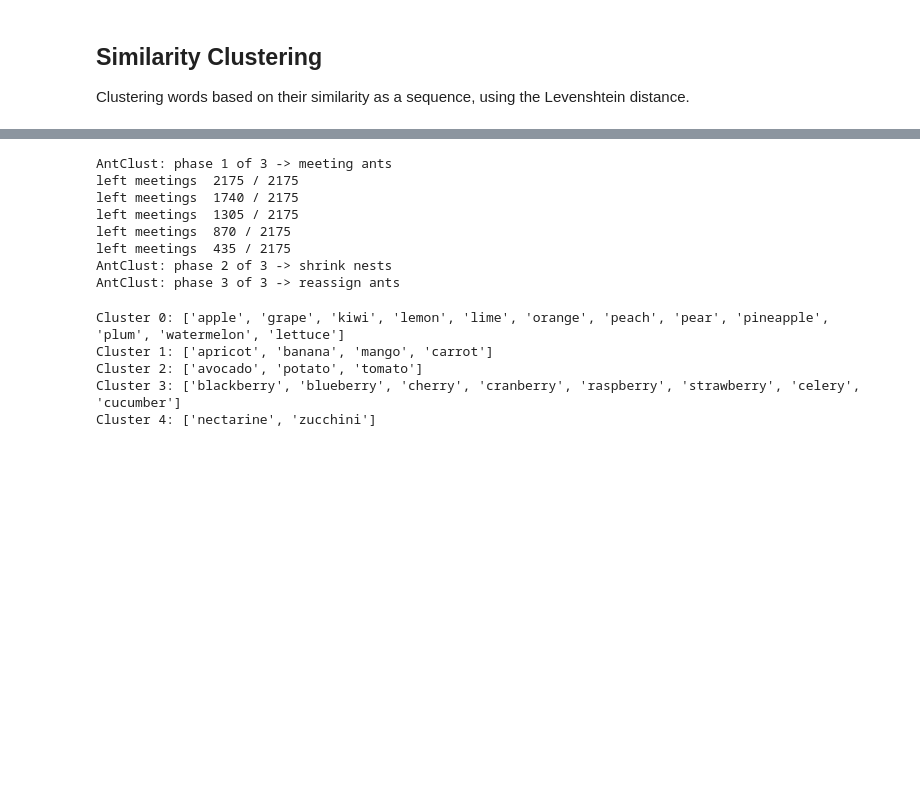
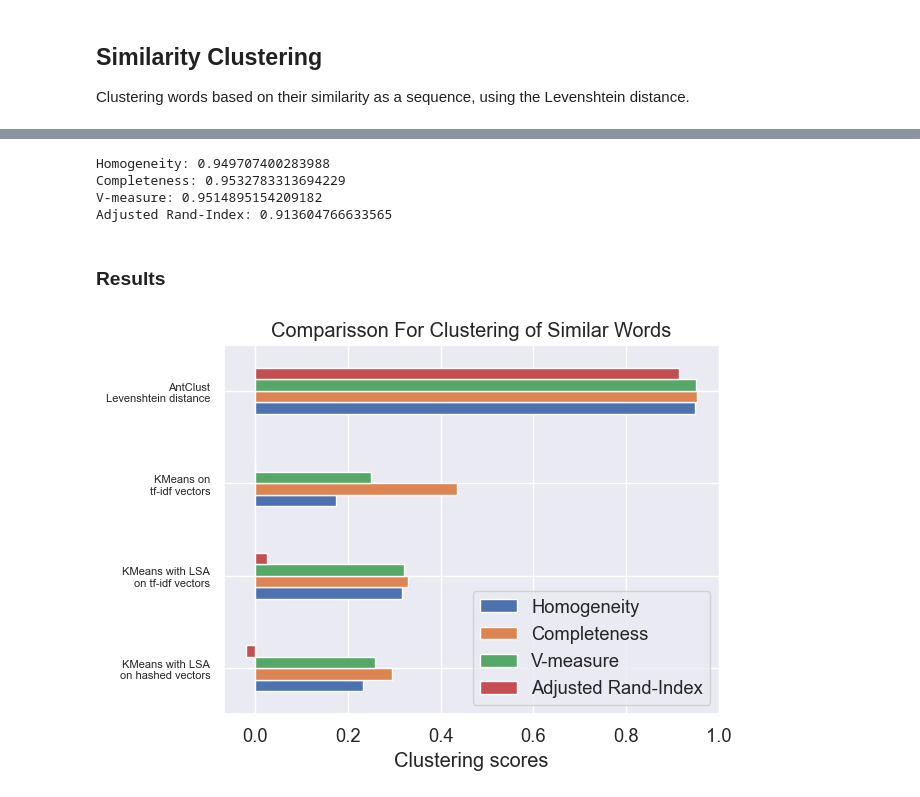
Before and after one commit to ericsiqueira99/AntClust-Extension, a Jupyter notebook: Text data/test_levenshtein_distance.ipynb, the cells around one changed output, grey strips where cells are left out. Cells and saved outputs as stored; diff of their text form; code cells hidden in the pictures; blank space fills up the shorter version.

Commit message:
levenshtein test files

```diff
--- a/Text data/test_levenshtein_distance.ipynb
+++ b/Text data/test_levenshtein_distance.ipynb
@@ -140,28 +293,48 @@ plot_heatmap(dist_matrix,words_list,words_list)
-# %%
-f_sim = [distance_classes.levenshtein_distance(min_val,max_val)]
-ant_clust = AntClust(f_sim, labroche_rules())
-ant_clust.fit([[i] for i in words_list])
-clusters_found = ant_clust.get_clusters()
-# %% [output]
-AntClust: phase 1 of 3 -> meeting ants
-left meetings  2175 / 2175
-left meetings  1740 / 2175
-left meetings  1305 / 2175
-left meetings  870 / 2175
-left meetings  435 / 2175
-AntClust: phase 2 of 3 -> shrink nests
-AntClust: phase 3 of 3 -> reassign ants
-# %%
-grouped_words = {}
-for i in set(clusters_found):
-    grouped_words[i] = []
-for i in range(len(clusters_found)):
-    grouped_words[clusters_found[i]].append(words_list[i])
-for key in grouped_words.keys():
-    print(f"Cluster {key}:",grouped_words[key])
-# %% [output]
-Cluster 0: ['apple', 'grape', 'kiwi', 'lemon', 'lime', 'orange', 'peach', 'pear', 'pineapple', 'plum', 'watermelon', 'lettuce']
-Cluster 1: ['apricot', 'banana', 'mango', 'carrot']
-Cluster 2: ['avocado', 'potato', 'tomato']
-Cluster 3: ['blackberry', 'blueberry', 'cherry', 'cranberry', 'raspberry', 'strawberry', 'celery', 'cucumber']
-Cluster 4: ['nectarine', 'zucchini']
+# %%
+import pandas as pd
+
+name = "AntClust\nLevenshtein distance"
+scores = defaultdict(list)
+homogeneity_score = metrics.homogeneity_score(labels, clusters_found)
+completeness_score = metrics.completeness_score(labels, clusters_found)
+v_score = metrics.v_measure_score(labels, clusters_found)
+ari_score = metrics.adjusted_rand_score(labels, clusters_found)
+
+print(f"Homogeneity: {homogeneity_score}")
+print(f"Completeness: {completeness_score}")
+print(f"V-measure: {v_score}")
+print(f"Adjusted Rand-Index: {ari_score}")
+
+df = pd.DataFrame(evaluations[::-1]).set_index("estimator")
+
+data = {
+    'Homogeneity': homogeneity_score,
+    'Completeness': completeness_score,
+    'V-measure': v_score,
+    'Adjusted Rand-Index': ari_score,
+}
+
+# Creating a new DataFrame with the data for the new row
+new_row = pd.DataFrame(data, index=[name])
+
+# Concatenate the new row with the original DataFrame
+df = pd.concat([df, new_row])
+# %% [output]
+Homogeneity: 0.949707400283988
+Completeness: 0.9532783313694229
+V-measure: 0.9514895154209182
+Adjusted Rand-Index: 0.913604766633565
+# %% [markdown]
+### Results
+# %%
+ax = df.drop(
+    ["train_time", "Silhouette Coefficient"],
+    axis="columns",
+).plot.barh()
+plt.xlabel("Clustering scores")
+plt.ylabel("")
+ax.tick_params(axis='y', labelsize=8)
+plt.title("Comparisson For Clustering of Similar Words")
+plt.show()
+# %% [output]
+[figure, added]
```
Also changed, not shown: parts of 21 cells of this notebook.
